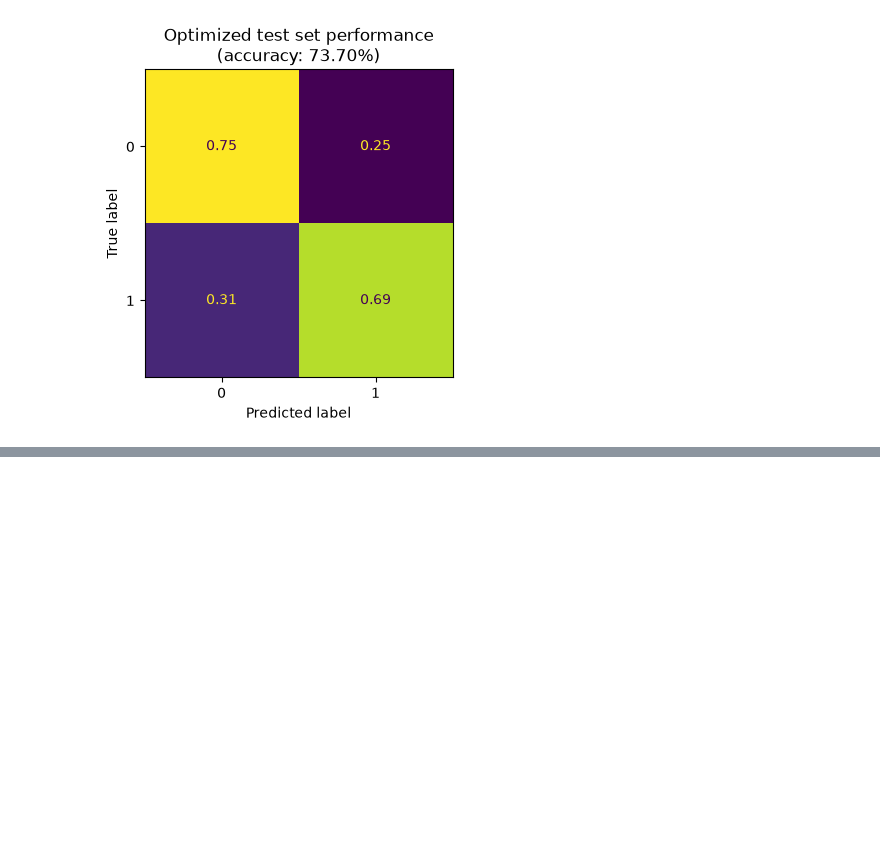
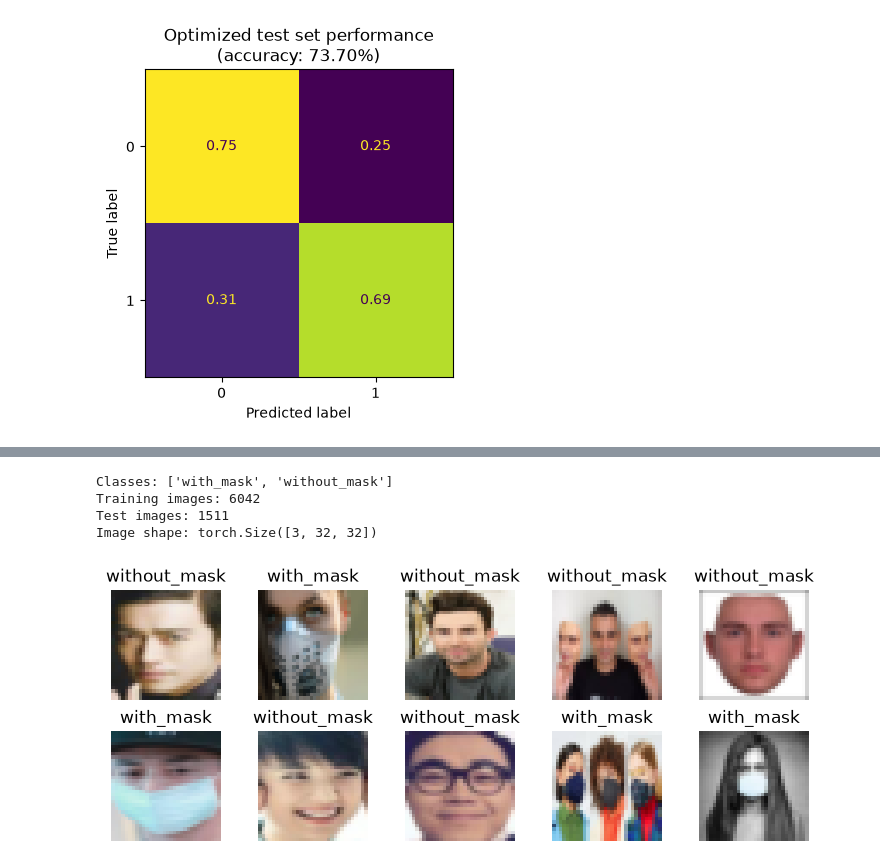
Before and after one commit to aliu8881/MachineLearning1, a Jupyter notebook: notebooks/Unit_4_Capstone_Amy_L.ipynb, the cells around one changed output, grey strips where cells are left out. Cells and saved outputs as stored; diff of their text form; code cells hidden in the pictures; blank space fills up the shorter version.

Commit message:
Added RGB CNN Mask Unmask code

```diff
--- a/notebooks/Unit_4_Capstone_Amy_L.ipynb
+++ b/notebooks/Unit_4_Capstone_Amy_L.ipynb
@@ -439,0 +476,71 @@ disp = ConfusionMatrixDisplay.from_predictions(
+# %%
+# Make sure data directory exists
+data_dir = Path('../data/data')
+data_dir.mkdir(parents=True, exist_ok=True)
+
+#Hyperparameters
+batch_size = 1000 # Training images come in 5 batches of 10,000
+learning_rate = 1e-3
+epochs = 10
+print_every = 5 # Print training progress every n epochs
+
+# class names in class order
+class_names = [
+    'with_mask', 'without_mask'
+]
+# %%
+#2.1. Load and Preprocess RGB Data
+transform_exp2 = transforms.Compose([
+    transforms.Resize((32, 32)),
+    transforms.ToTensor(),
+    transforms.Normalize((0.5, 0.5, 0.5), (0.5, 0.5, 0.5))
+])
+
+# Load the two class folders as an RGB dataset
+full_dataset_exp2 = datasets.ImageFolder(
+    root=data_dir,
+    transform=transform_exp2
+)
+
+# Split the labeled dataset into training and test subsets
+train_size = int(0.8 * len(full_dataset_exp2))
+test_size = len(full_dataset_exp2) - train_size
+split_generator = torch.Generator().manual_seed(315)
+train_dataset_exp2, test_dataset_exp2 = torch.utils.data.random_split(
+    full_dataset_exp2,
+    [train_size, test_size],
+    generator=split_generator
+)
+
+print(f'Classes: {full_dataset_exp2.classes}')
+print(f'Training images: {len(train_dataset_exp2)}')
+print(f'Test images: {len(test_dataset_exp2)}')
+print(f'Image shape: {train_dataset_exp2[0][0].shape}')  # [3, 32, 32]
+# %% [output]
+Classes: ['with_mask', 'without_mask']
+Training images: 6042
+Test images: 1511
+Image shape: torch.Size([3, 32, 32])
+# %%
+#
+# Plot first 10 RGB images from the training dataset
+ncols = 5
+nrows = 2
+
+fig, axes = plt.subplots(nrows=nrows, ncols=ncols, figsize=(ncols*1.5, nrows*1.5))
+axes = axes.flatten()
+
+for i, ax in enumerate(axes):
+    img, label = train_dataset_exp2[i]
+
+    # Unnormalize and transpose for plotting
+    img = img * 0.5 + 0.5
+    img = img.numpy().transpose(1, 2, 0)  # Change from CxHxW to HxWxC
+    ax.set_title(class_names[label])
+    ax.imshow(img)
+    ax.axis('off')
+
+plt.tight_layout()
+plt.show()
+# %% [output]
+[figure, added]
```
Also changed, not shown: parts of 8 cells of this notebook, 26 other files.
